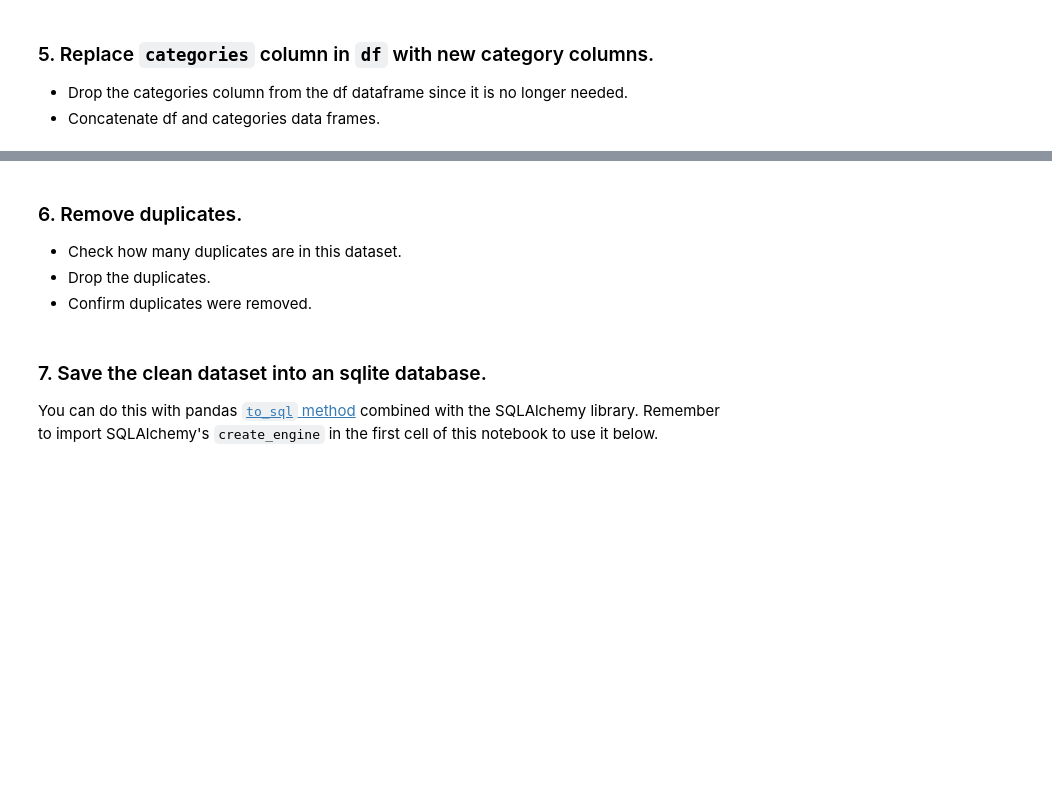
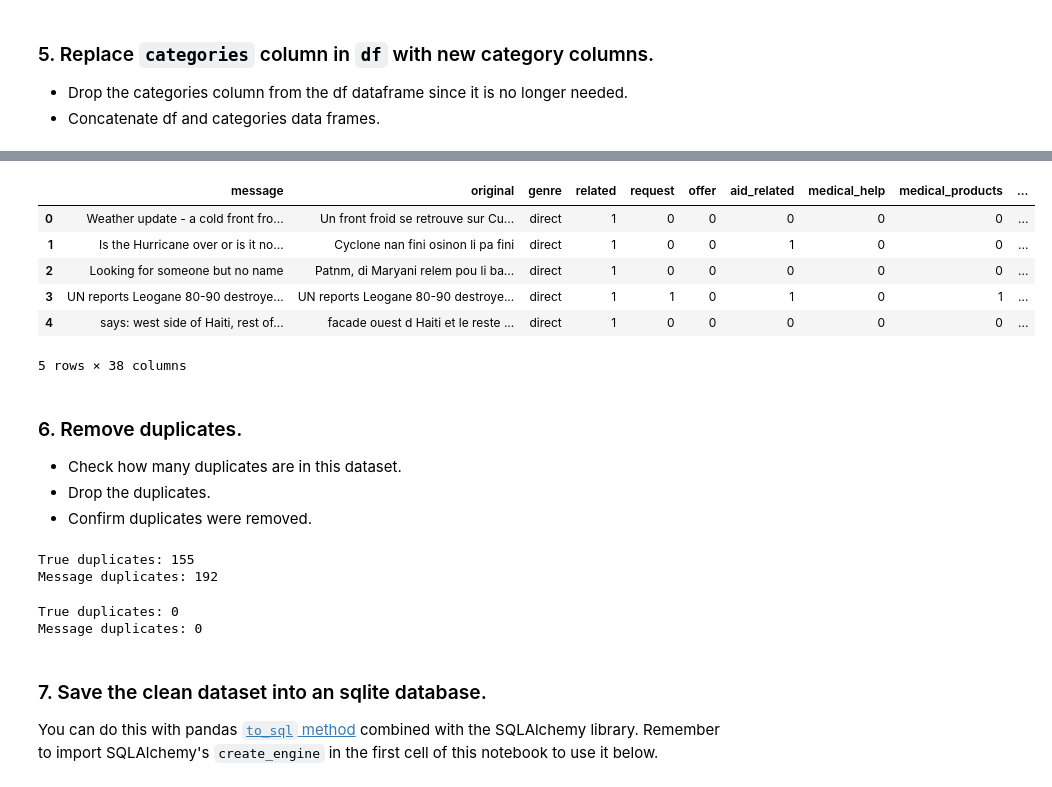
Before and after one commit to krisbitney/DisasterResponsePipeline, a Jupyter notebook: ETL Pipeline Preparation.ipynb, the cells around one changed output, grey strips where cells are left out. Drawn from its saved outputs; the diff is of its cells as text; code cells hidden in the pictures; blank space fills up the shorter version.

```diff
--- a/ETL Pipeline Preparation.ipynb
+++ b/ETL Pipeline Preparation.ipynb
@@ -107,9 +133,15 @@ for col in categories:
 categories['related'].value_counts()
 
 # ensure values are either 0 or 1 in every column
+drop_idx = []
 for col in categories:
-    drop_idx = categories[(categories[col]!=0) & (categories[col]!=1)].index
-    categories = categories.drop(index=drop_idx)
+    drop_idx += categories[(categories[col]!=0) & (categories[col]!=1)].index.tolist()
+categories = categories.drop(index=drop_idx)
+
+# ensure values have two classes
+for col in categories:
+    if len(categories[col].unique()) < 2:
+        categories = categories.drop(columns=col)
 # %% [markdown]
 ### 5. Replace `categories` column in `df` with new category columns.
 - Drop the categories column from the df dataframe since it is no longer needed.
@@ -126,3 +173,14 @@ df.head()
+# %%
+df = df.drop(columns='id')
+df.head()
+# %% [output]
+|  | message | original | genre | related | request | offer | aid_related | medical_help | medical_products | ... |
+| 0 | Weather update - a cold front fro... | Un front froid se retrouve sur Cu... | direct | 1 | 0 | 0 | 0 | 0 | 0 | ... |
+| 1 | Is the Hurricane over or is it no... | Cyclone nan fini osinon li pa fini | direct | 1 | 0 | 0 | 1 | 0 | 0 | ... |
+| 2 | Looking for someone but no name | Patnm, di Maryani relem pou li ba... | direct | 1 | 0 | 0 | 0 | 0 | 0 | ... |
+| 3 | UN reports Leogane 80-90 destroye... | UN reports Leogane 80-90 destroye... | direct | 1 | 1 | 0 | 1 | 0 | 1 | ... |
+| 4 | says: west side of Haiti, rest of... | facade ouest d Haiti et le reste ... | direct | 1 | 0 | 0 | 0 | 0 | 0 | ... |
+5 rows × 38 columns
 # %% [markdown]
 ### 6. Remove duplicates.
 - Check how many duplicates are in this dataset.
@@ -132,6 +190,9 @@ df.head()
 # check number of duplicates
 print(f'True duplicates: {df.duplicated().sum()}')
 print('Message duplicates: {}'.format(df.duplicated(subset='message').sum()))
+# %% [output]
+True duplicates: 155
+Message duplicates: 192
 # %%
 # drop true duplicates
 df = df.drop_duplicates()
@@ -143,6 +204,9 @@ df = df.drop_duplicates(subset='message')
 # check number of duplicates
 print(f'True duplicates: {df.duplicated().sum()}')
 print('Message duplicates: {}'.format(df.duplicated(subset='message').sum()))
+# %% [output]
+True duplicates: 0
+Message duplicates: 0
 # %% [markdown]
 ### 7. Save the clean dataset into an sqlite database.
 You can do this with pandas [`to_sql` method](https://pandas.pydata.org/pandas-docs/stable/generated/pandas.DataFrame.to_sql.html) combined with the SQLAlchemy library. Remember to import SQLAlchemy's `create_engine` in the first cell of this notebook to use it below.
```
Also changed, not shown: parts of 4 cells of this notebook, 2 other files.
